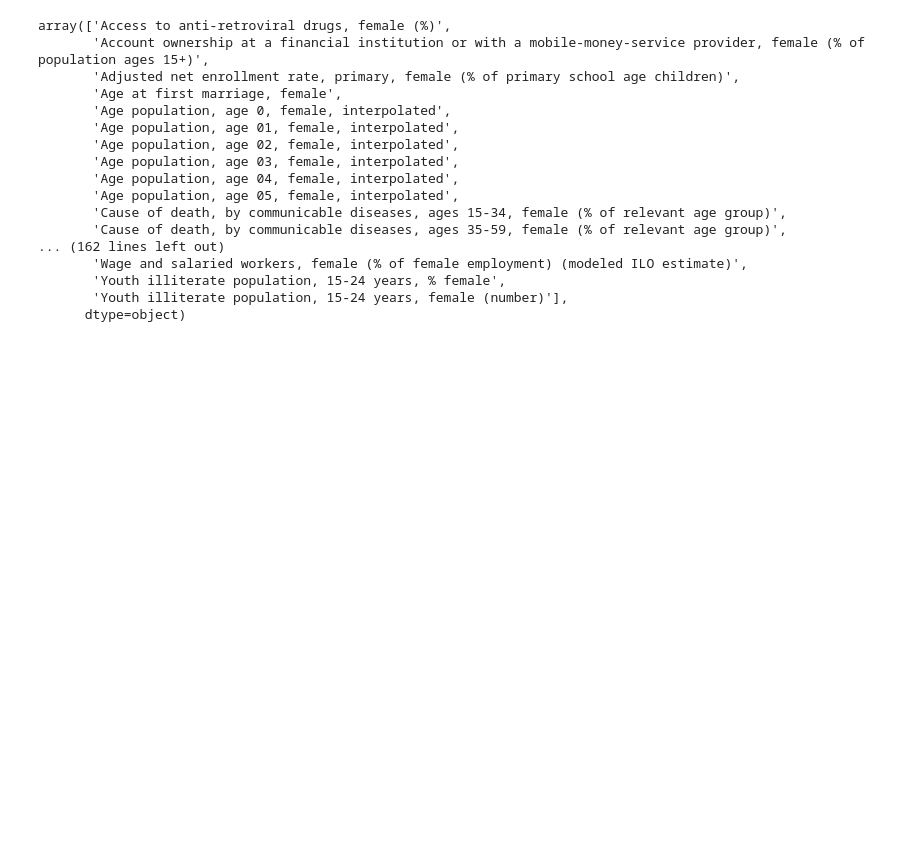
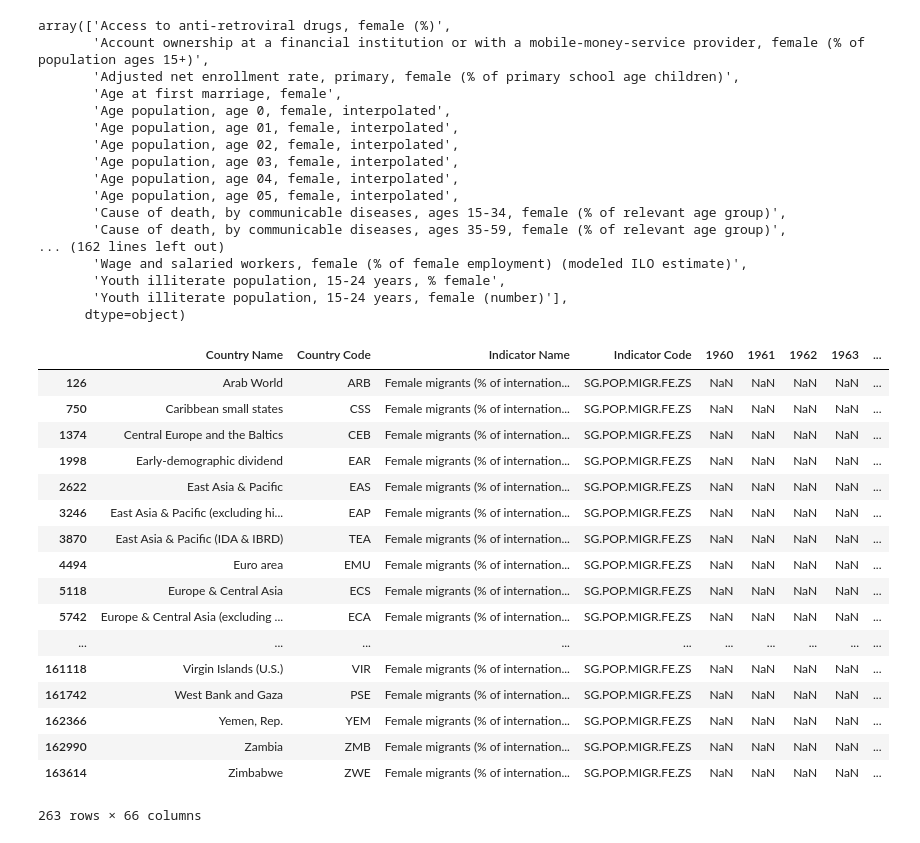
Before and after one commit to HamoyeHQ/GFP-21-Pytorch, a Jupyter notebook: data_understanding.ipynb, the cells around one changed output. Saved outputs shown, nothing was run; the diff lists cells and outputs as text; code cells hidden in the pictures; blank space fills up the shorter version.

```diff
--- a/data_understanding.ipynb
+++ b/data_understanding.ipynb
@@ -85,3 +74,24 @@ array(['Access to anti-retroviral drugs, female (%)',
        'Youth illiterate population, 15-24 years, % female',
        'Youth illiterate population, 15-24 years, female (number)'],
       dtype=object)
+# %%
+df[df['Indicator Name'] == 'Female migrants (% of international migrant stock)']
+# %% [output]
+|  | Country Name | Country Code | Indicator Name | Indicator Code | 1960 | 1961 | 1962 | 1963 | ... |
+| 126 | Arab World | ARB | Female migrants (% of internation... | SG.POP.MIGR.FE.ZS | NaN | NaN | NaN | NaN | ... |
+| 750 | Caribbean small states | CSS | Female migrants (% of internation... | SG.POP.MIGR.FE.ZS | NaN | NaN | NaN | NaN | ... |
+| 1374 | Central Europe and the Baltics | CEB | Female migrants (% of internation... | SG.POP.MIGR.FE.ZS | NaN | NaN | NaN | NaN | ... |
+| 1998 | Early-demographic dividend | EAR | Female migrants (% of internation... | SG.POP.MIGR.FE.ZS | NaN | NaN | NaN | NaN | ... |
+| 2622 | East Asia & Pacific | EAS | Female migrants (% of internation... | SG.POP.MIGR.FE.ZS | NaN | NaN | NaN | NaN | ... |
+| 3246 | East Asia & Pacific (excluding hi... | EAP | Female migrants (% of internation... | SG.POP.MIGR.FE.ZS | NaN | NaN | NaN | NaN | ... |
+| 3870 | East Asia & Pacific (IDA & IBRD) | TEA | Female migrants (% of internation... | SG.POP.MIGR.FE.ZS | NaN | NaN | NaN | NaN | ... |
+| 4494 | Euro area | EMU | Female migrants (% of internation... | SG.POP.MIGR.FE.ZS | NaN | NaN | NaN | NaN | ... |
+| 5118 | Europe & Central Asia | ECS | Female migrants (% of internation... | SG.POP.MIGR.FE.ZS | NaN | NaN | NaN | NaN | ... |
+| 5742 | Europe & Central Asia (excluding ... | ECA | Female migrants (% of internation... | SG.POP.MIGR.FE.ZS | NaN | NaN | NaN | NaN | ... |
+| ... | ... | ... | ... | ... | ... | ... | ... | ... | ... |
+| 161118 | Virgin Islands (U.S.) | VIR | Female migrants (% of internation... | SG.POP.MIGR.FE.ZS | NaN | NaN | NaN | NaN | ... |
+| 161742 | West Bank and Gaza | PSE | Female migrants (% of internation... | SG.POP.MIGR.FE.ZS | NaN | NaN | NaN | NaN | ... |
+| 162366 | Yemen, Rep. | YEM | Female migrants (% of internation... | SG.POP.MIGR.FE.ZS | NaN | NaN | NaN | NaN | ... |
+| 162990 | Zambia | ZMB | Female migrants (% of internation... | SG.POP.MIGR.FE.ZS | NaN | NaN | NaN | NaN | ... |
+| 163614 | Zimbabwe | ZWE | Female migrants (% of internation... | SG.POP.MIGR.FE.ZS | NaN | NaN | NaN | NaN | ... |
+263 rows × 66 columns
```
Also changed, not shown: parts of 1 cell of this notebook, 2 other files.
